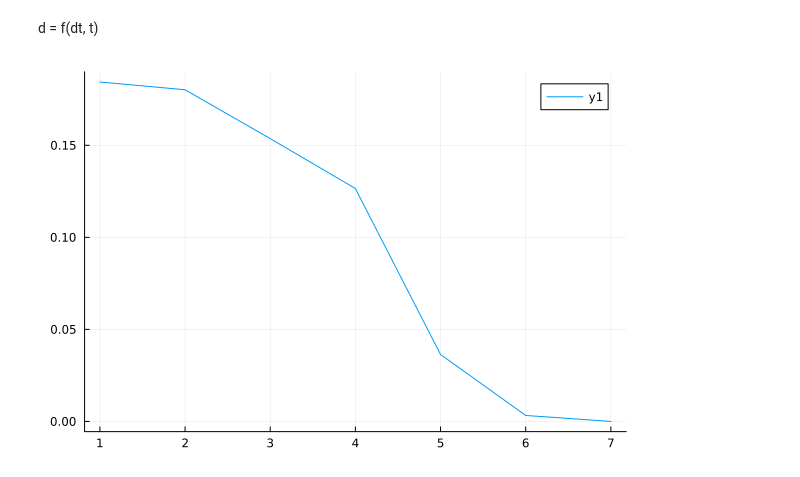
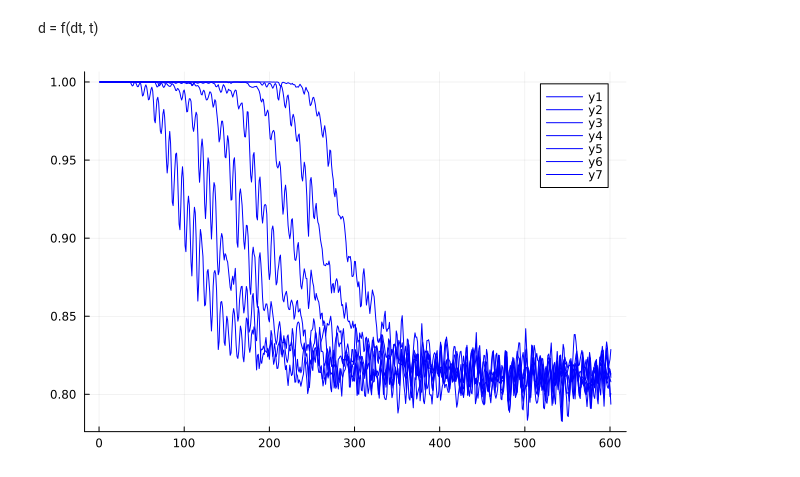
Before and after one commit to eiralarsson/Lorentz-System-Degree-Project, a Jupyter notebook: Numerical-Solvers/correlationfitting.ipynb, the cells around one changed output. Cells and saved outputs as stored; diff of their text form; code cells hidden in the pictures.

```diff
--- a/Numerical-Solvers/correlationfitting.ipynb
+++ b/Numerical-Solvers/correlationfitting.ipynb
@@ -19,9 +13,3 @@ D["RK4"]
-# %%
-Mest = FileIO.load(raw"Variables\SolutionMatrices\RK4\640.jld2", "M")
-Mtrue = FileIO.load(raw"Variables\SolutionMatrices\RadauIIA5\10000.jld2", "M")
-C = CorrelationMatrix(Mest,Mtrue,1331,601)
-Cavg = sum(C,dims=1)/1331
-;
 # %%
 for i = eachindex(Cavg)
     if Cavg[i] < 1
@@ -43,20 +31,23 @@ print(min, " ", idx)
 # %% [markdown]
 d = f(dt, t)
 # %%
-t = 20
+t = 30
 n = Integer(floor(t/0.1))+1
 v = []
 Mtrue = FileIO.load(raw"Variables\SolutionMatrices\RadauIIA5\10000.jld2", "M")
-for solver = [RK4]
+solvers = [RK4]
+colors = [:Blue :Red]
+p = plot()
+for i = 1
     for k = [10 20 40 80 160 320 640]
-        str = string("Variables", "\\", "SolutionMatrices", "\\", solver, "\\", k, ".jld2")
+        str = string("Variables", "\\", "SolutionMatrices", "\\", solvers[i], "\\", k, ".jld2")
         Mest = FileIO.load(str, "M")
         C = CorrelationMatrix(Mest,Mtrue,1331,601)
         Cavg = sum(C,dims=1)/1331
-        push!(v,1-minimum(Cavg[1:n]))
+        # push!(v,1-minimum(Cavg[1:n]))
+        plot!(p,Cavg',color=colors[i])
     end
 end
+display(p)
+# %% [output]
+[figure, added]
-# %%
-plot(v)
-# %% [output]
-[figure, removed]
```
Also changed, not shown: parts of 6 cells of this notebook.
